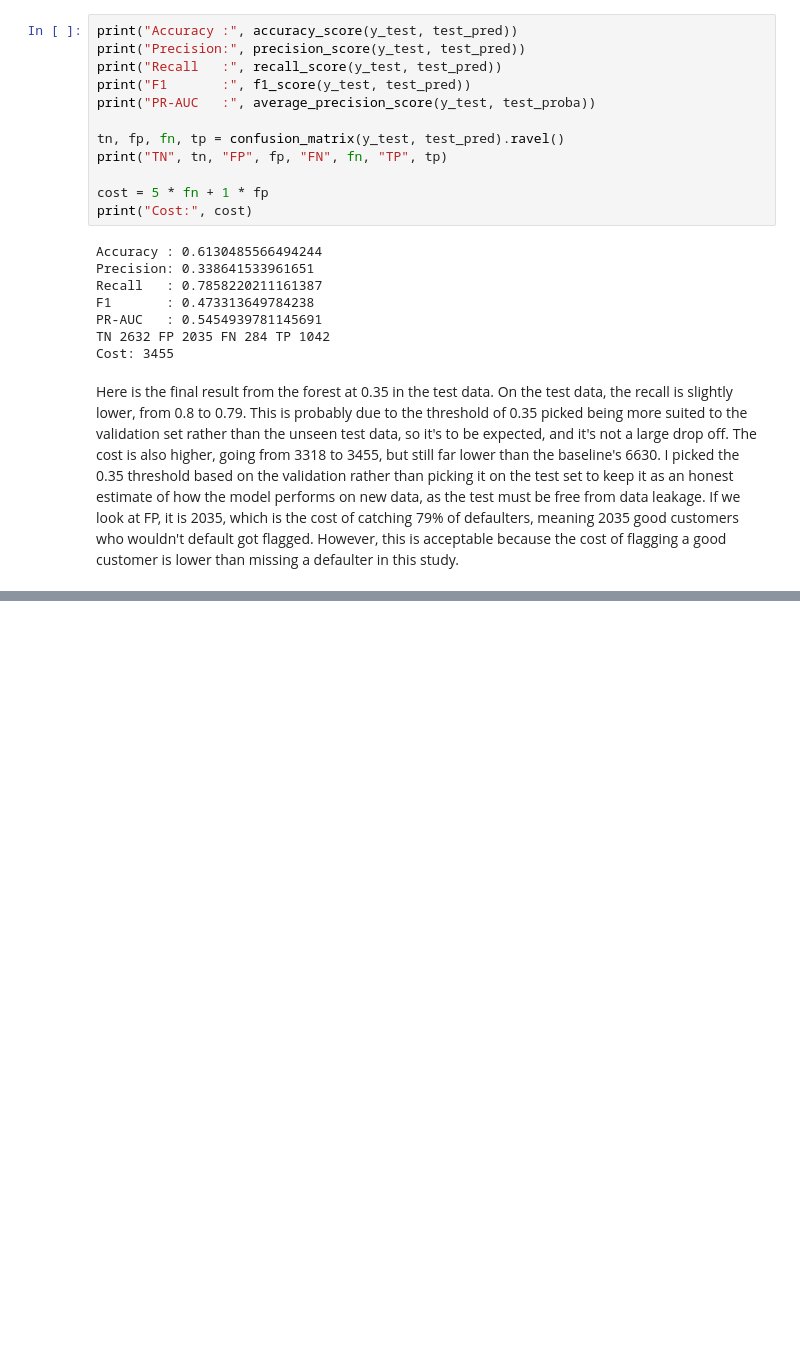
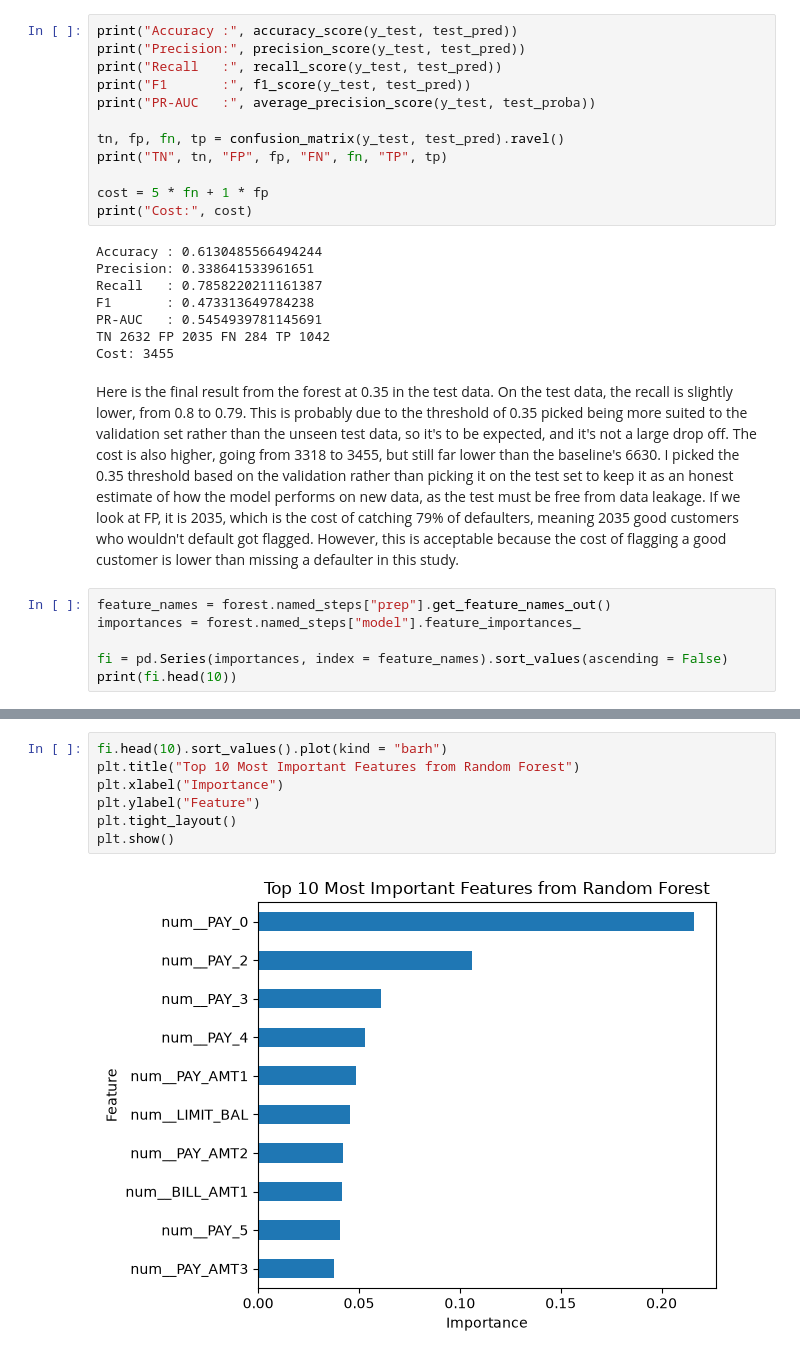
Before and after one commit to SHMUN45/customer-credit-default-ML, a Jupyter notebook: notebooks/04_final_evaluation.ipynb, the cells around one changed output, grey strips where cells are left out. Cells and saved outputs as stored; diff of their text form; blank space fills up the shorter version.

```diff
--- a/notebooks/04_final_evaluation.ipynb
+++ b/notebooks/04_final_evaluation.ipynb
@@ -142,3 +142,9 @@ TN 2632 FP 2035 FN 284 TP 1042
 Cost: 3455
 # %% [markdown]
 Here is the final result from the forest at 0.35 in the test data. On the test data, the recall is slightly lower, from 0.8 to 0.79. This is probably due to the threshold of 0.35 picked being more suited to the validation set rather than the unseen test data, so it's to be expected, and it's not a large drop off. The cost is also higher, going from 3318 to 3455, but still far lower than the baseline's 6630. I picked the 0.35 threshold based on the validation rather than picking it on the test set to keep it as an honest estimate of how the model performs on new data, as the test must be free from data leakage. If we look at FP, it is 2035, which is the cost of catching 79% of defaulters, meaning 2035 good customers who wouldn't default got flagged. However, this is acceptable because the cost of flagging a good customer is lower than missing a defaulter in this study.
+# %%
+feature_names = forest.named_steps["prep"].get_feature_names_out()
+importances = forest.named_steps["model"].feature_importances_
+
+fi = pd.Series(importances, index = feature_names).sort_values(ascending = False)
+print(fi.head(10))
@@ -144,0 +163,9 @@ Here is the final result from the forest at 0.35 in the test data. On the test d
+# %%
+fi.head(10).sort_values().plot(kind = "barh")
+plt.title("Top 10 Most Important Features from Random Forest")
+plt.xlabel("Importance")
+plt.ylabel("Feature")
+plt.tight_layout()
+plt.show()
+# %% [output]
+[figure, added]
```
Also changed, not shown: parts of 7 cells of this notebook.
